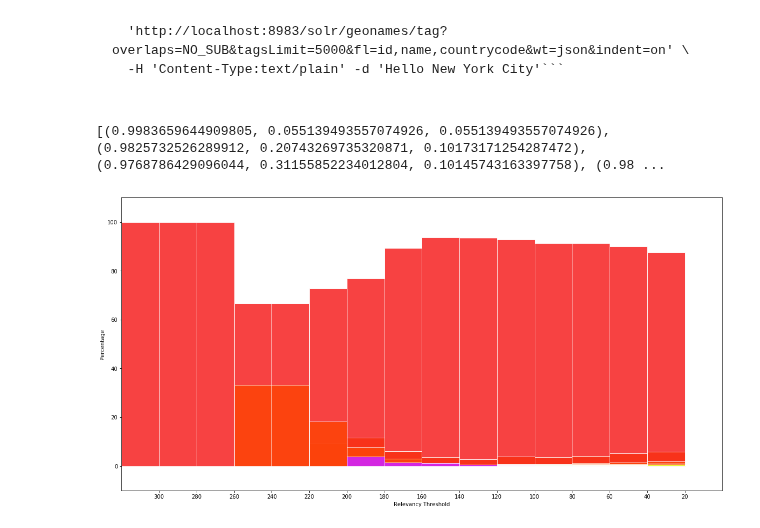
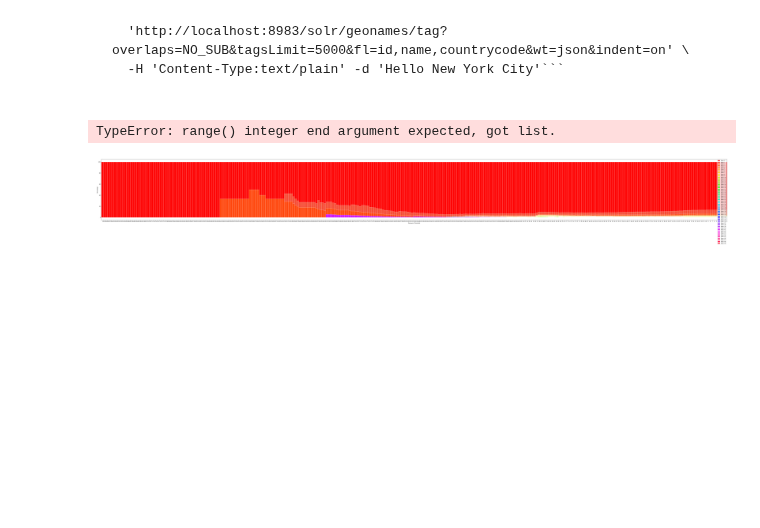
Before and after one commit to malnis/wikisim, a Jupyter notebook: wikisim/ryansdraftnotebook.ipynb, the cells around one changed output. Drawn from its saved outputs; the diff is of its cells as text; code cells hidden in the pictures; blank space fills up the shorter version.

Commit message:
updated correct pos relevancy threshold visualization

```diff
--- a/wikisim/ryansdraftnotebook.ipynb
+++ b/wikisim/ryansdraftnotebook.ipynb
@@ -1412,29 +1412,44 @@ for dataset in datasets:
 
 
         totalLines += 1
+
+clear_output()
+
+popRel = []
+for i in range(0, len(correctPositions):
+    popRel.append([correctPositions[i], relevancies[i]])
+# %% [output]
+TypeError: range() integer end argument expected, got list.
-# %%
-##### https://stackoverflow.com/questions/470690/how-to-automatically-generate-n-distinct-colors
-##### Uri Cohen
-import colorsys
-def _get_colors(num_colors):
-    colors=[]
-    for i in np.arange(0., 360., 360. / num_colors):
-        hue = i/360.
-        lightness = (50 + np.random.rand() * 10)/100.
-        saturation = (90 + np.random.rand() * 10)/100.
-        colors.append(colorsys.hls_to_rgb(hue, lightness, saturation))
-    return colors
-#####
-#####
-
-colors = _get_colors(maxC)
-
-print colors
-# %% [output]
-[(0.9983659644909805, 0.055139493557074926, 0.055139493557074926), (0.9825732526289912, 0.20743269735320871, 0.10173171254287472), (0.9768786429096044, 0.31155852234012804, 0.10145743163397758), (0.98 ...
+# %%
+posRels = []
+for i in range(0, len(correctPositions)):
+    posRels.append([correctPositions[i], relevancies[i]])
 # %%
+import matplotlib.patches as mpatches
+import matplotlib.pyplot as plt
+import copy
+import numpy as np
 
-f, ax = plt.subplots(1, figsize =(20,10))
+
+##### https://stackoverflow.com/questions/470690/how-to-automatically-generate-n-distinct-colors
+##### Uri Cohen
+import colorsys
+def _get_colors(num_colors):
+    colors=[]
+    for i in np.arange(0., 360., 360. / num_colors):
+        hue = i/360.
+        lightness = (50 + np.random.rand() * 10)/100.
+        saturation = (90 + np.random.rand() * 10)/100.
+        colors.append(colorsys.hls_to_rgb(hue, lightness, saturation))
+    return colors
+#####
+#####
+
+maxC = 50
+df = pickle.load(open('/users/cs/amaral/wikisim/storage/correct-pos-frequencies.pkl', 'rb'))
+
+# https://chrisalbon.com/python/matplotlib_percentage_stacked_bar_plot.html
+f, ax = plt.subplots(1, figsize =(100,10))
 bar_width = 1
 bar_l = [i for i in range(len(df['freq_lvl']))]
 tick_pos = [i+(bar_width/2) for i in bar_l]
@@ -1446,37 +1461,52 @@ for i in range(0,len(df['freq_lvl'])):
     totals.append(0)
     totalIndex += 1
     for j in range(0,maxC):
         totals[totalIndex] += df['rank: ' + str(j)][i]
 
 # get the percentage of each rank at each level
 data_rel = []
 drIndex = -1
 for i in range(0,maxC): # for each rank
     data_rel.append([])
     drIndex += 1
     for j in range(0,len(df['freq_lvl'])): # for each level
         data_rel[drIndex].append((df['rank: ' + str(i)][j] / totals[j]) * 100)
 
 colors = _get_colors(maxC)
 
+# get numbers for stacking bars
+stackNums = []
+stackNums.append([0]*len(df['freq_lvl'])) # last all zero
+for i in range(1,maxC):
+    stackNums.append(copy.deepcopy(stackNums[i - 1]))
+    for j in range(0,len(df['freq_lvl'])):
+        # add all of current column
+        stackNums[i][j] += (df['rank: '+str(maxC - i)][j] / totals[j]) * 100
+
 for i in range(0, maxC):
     ax.bar(bar_l,
           data_rel[i],
+          bottom=stackNums[maxC - i - 1],
           label='Rank: ' + str(i),
-          alpha=0.9,
+          alpha=1,
           color=colors[i],
           width=bar_width,
           edgecolor='white')
 
 plt.xticks(tick_pos, df['freq_lvl'])
 ax.set_ylabel('Percentage')
 ax.set_xlabel('Relevancy Threshold')
-plt.xlim([min(tick_pos)-bar_width, max(tick_pos)+bar_width])
-plt.ylim(-10, 110)
+plt.xlim([min(tick_pos)-bar_width, max(tick_pos)])
+plt.ylim(-5, 105)
+
+red_patch = mpatches.Patch(color='red', label='The red data')
+
+
+plt.legend(handles=[mpatches.Patch(color=colors[i], label='Rank: '+str(i)) for i in range(0,maxC)])
 
 plt.show()
 # %% [output]
-[figure, old version]
+[figure, new version]
 # %%
 # https://chrisalbon.com/python/matplotlib_percentage_stacked_bar_plot.html
 
```
Also changed, not shown: parts of 3 cells of this notebook, 1 other file.
